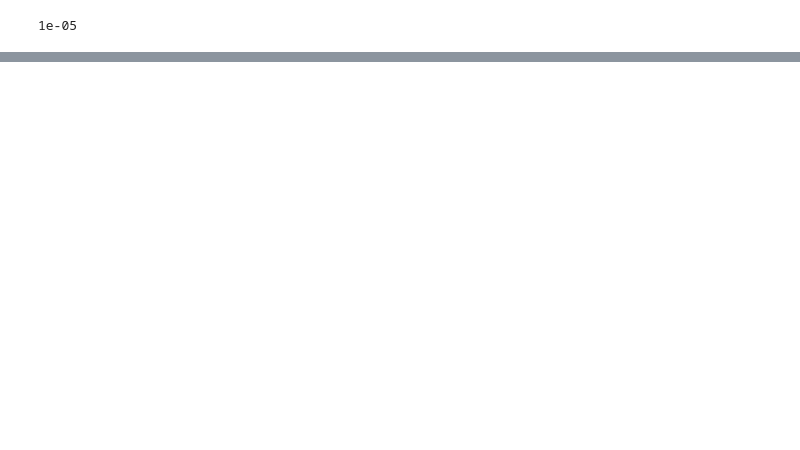
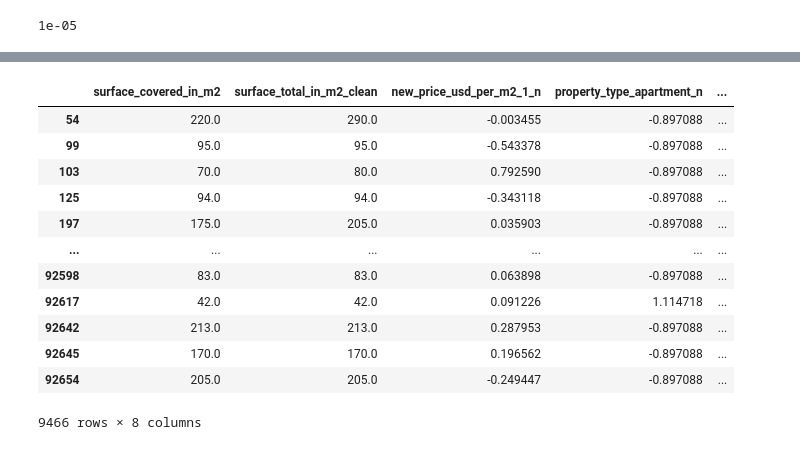
Before and after one commit to giustipatricio/grupo4-1120_ed_13, a Jupyter notebook: Entrega 2/Entrega 2.ipynb, the cells around one changed output, grey strips where cells are left out. Drawn from its saved outputs; the diff is of its cells as text; code cells hidden in the pictures; blank space fills up the shorter version.

```diff
--- a/Entrega 2/Entrega 2.ipynb
+++ b/Entrega 2/Entrega 2.ipynb
@@ -337,0 +419,43 @@ lm_lasso.alpha_
+# %%
+#copiamos el dataset para poder modificarlo
+df_bsas_sur_scale = df_bsas_sur_dummies_drop
+df_bsas_sur_minmax = df_bsas_sur_dummies_drop
+
+#estandarizamos por Scale las variables, debemos de probar las diferentes estandarizaciones para ver si alguna mejora el resultado del set
+scaler = preprocessing.MinMaxScaler()
+
+df_bsas_sur_minmax["new_price_usd_per_m2_1_n"] = scaler.fit_transform(df_bsas_sur_minmax[["new_price_usd_per_m2_1"]])
+df_bsas_sur_minmax["property_type_apartment_n"] = scaler.fit_transform(df_bsas_sur_minmax[["property_type_apartment"]])
+df_bsas_sur_minmax["property_type_house_n"] = scaler.fit_transform(df_bsas_sur_minmax[["property_type_house"]])
+df_bsas_sur_minmax["property_type_store_n"] = scaler.fit_transform(df_bsas_sur_minmax[["property_type_store"]])
+df_bsas_sur_minmax["amenities_SI_n"] = scaler.fit_transform(df_bsas_sur_minmax[["amenities_SI"]])
+df_bsas_sur_minmax["cochera_SI_n"] = scaler.fit_transform(df_bsas_sur_minmax[["cochera_SI"]])
+df_bsas_sur_minmax["BSAS_Sur_mas_caros"] = scaler.fit_transform(df_bsas_sur_minmax[["BSAS_Sur_mas_caros"]])
+#estandarizamos por Scale las variables, debemos de probar las diferentes estandarizaciones para ver si alguna mejora el resultado del set
+df_bsas_sur_scale["new_price_usd_per_m2_1_n"] = preprocessing.scale(df_bsas_sur_scale["new_price_usd_per_m2_1"])
+df_bsas_sur_scale["property_type_apartment_n"] = preprocessing.scale(df_bsas_sur_scale["property_type_apartment"])
+df_bsas_sur_scale["property_type_house_n"] = preprocessing.scale(df_bsas_sur_scale["property_type_house"])
+df_bsas_sur_scale["property_type_store_n"] = preprocessing.scale(df_bsas_sur_scale["property_type_store"])
+df_bsas_sur_scale["amenities_SI_n"] = preprocessing.scale(df_bsas_sur_scale["amenities_SI"])
+df_bsas_sur_scale["cochera_SI_n"] = preprocessing.scale(df_bsas_sur_scale["cochera_SI"])
+df_bsas_sur_scale["BSAS_Sur_mas_caros"] = preprocessing.scale(df_bsas_sur_scale["BSAS_Sur_mas_caros"])
+# %%
+#dropeamos las variables excedentes
+df_bsas_sur_minmax = df_bsas_sur_minmax.drop(["new_price_usd_per_m2_1","property_type_apartment","property_type_house","property_type_store","amenities_SI","cochera_SI","BSAS_Sur_mas_caros"], axis=1)
+df_bsas_sur_scale = df_bsas_sur_scale.drop(["new_price_usd_per_m2_1","property_type_apartment","property_type_house","property_type_store","amenities_SI","cochera_SI","BSAS_Sur_mas_caros"], axis=1)
+df_bsas_sur_dummies_drop = df_bsas_sur_dummies_drop.drop(["new_price_usd_per_m2_1_n","property_type_apartment_n","property_type_house_n","property_type_store_n","amenities_SI_n","cochera_SI_n"], axis=1)
+df_bsas_sur_minmax
+# %% [output]
+|  | surface_covered_in_m2 | surface_total_in_m2_clean | new_price_usd_per_m2_1_n | property_type_apartment_n | ... |
+| 54 | 220.0 | 290.0 | -0.003455 | -0.897088 | ... |
+| 99 | 95.0 | 95.0 | -0.543378 | -0.897088 | ... |
+| 103 | 70.0 | 80.0 | 0.792590 | -0.897088 | ... |
+| 125 | 94.0 | 94.0 | -0.343118 | -0.897088 | ... |
+| 197 | 175.0 | 205.0 | 0.035903 | -0.897088 | ... |
+| ... | ... | ... | ... | ... | ... |
+| 92598 | 83.0 | 83.0 | 0.063898 | -0.897088 | ... |
+| 92617 | 42.0 | 42.0 | 0.091226 | 1.114718 | ... |
+| 92642 | 213.0 | 213.0 | 0.287953 | -0.897088 | ... |
+| 92645 | 170.0 | 170.0 | 0.196562 | -0.897088 | ... |
+| 92654 | 205.0 | 205.0 | -0.249447 | -0.897088 | ... |
+9466 rows × 8 columns
```
Also changed, not shown: parts of 17 cells of this notebook.
